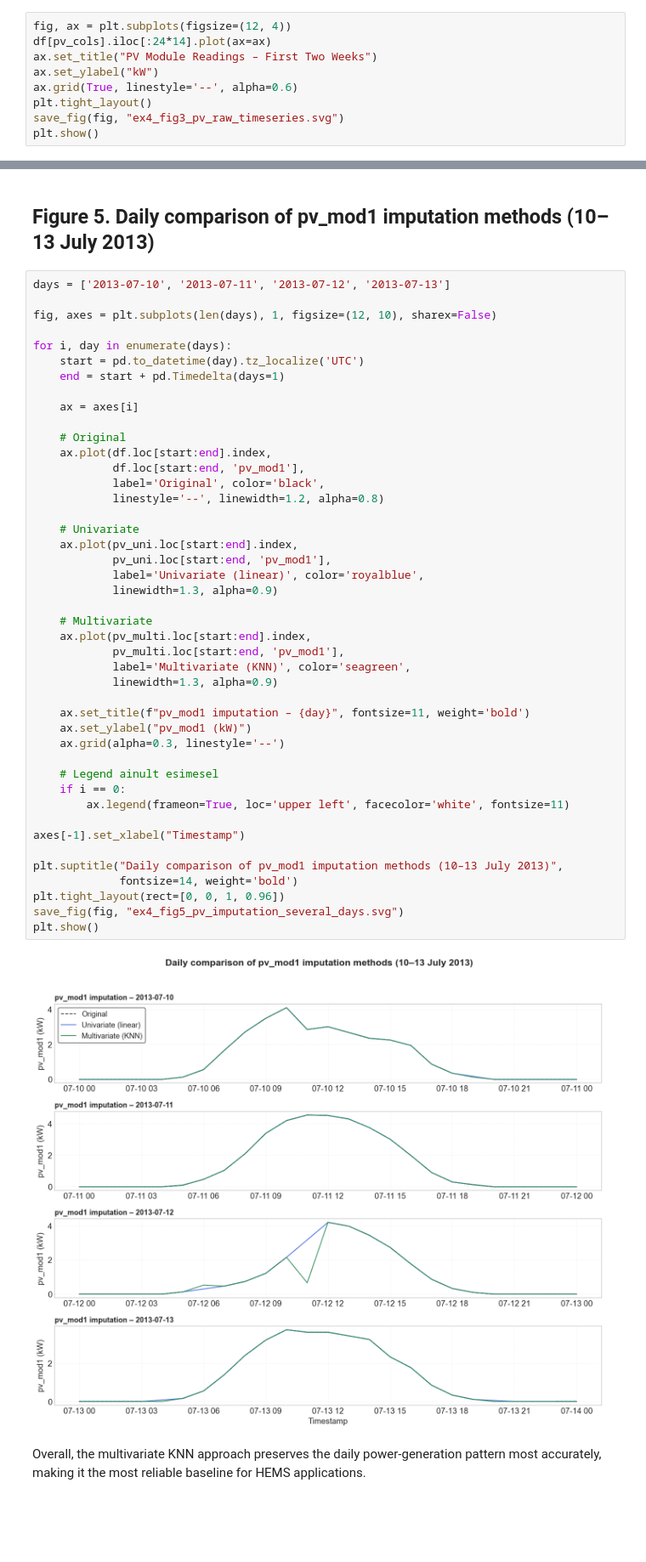
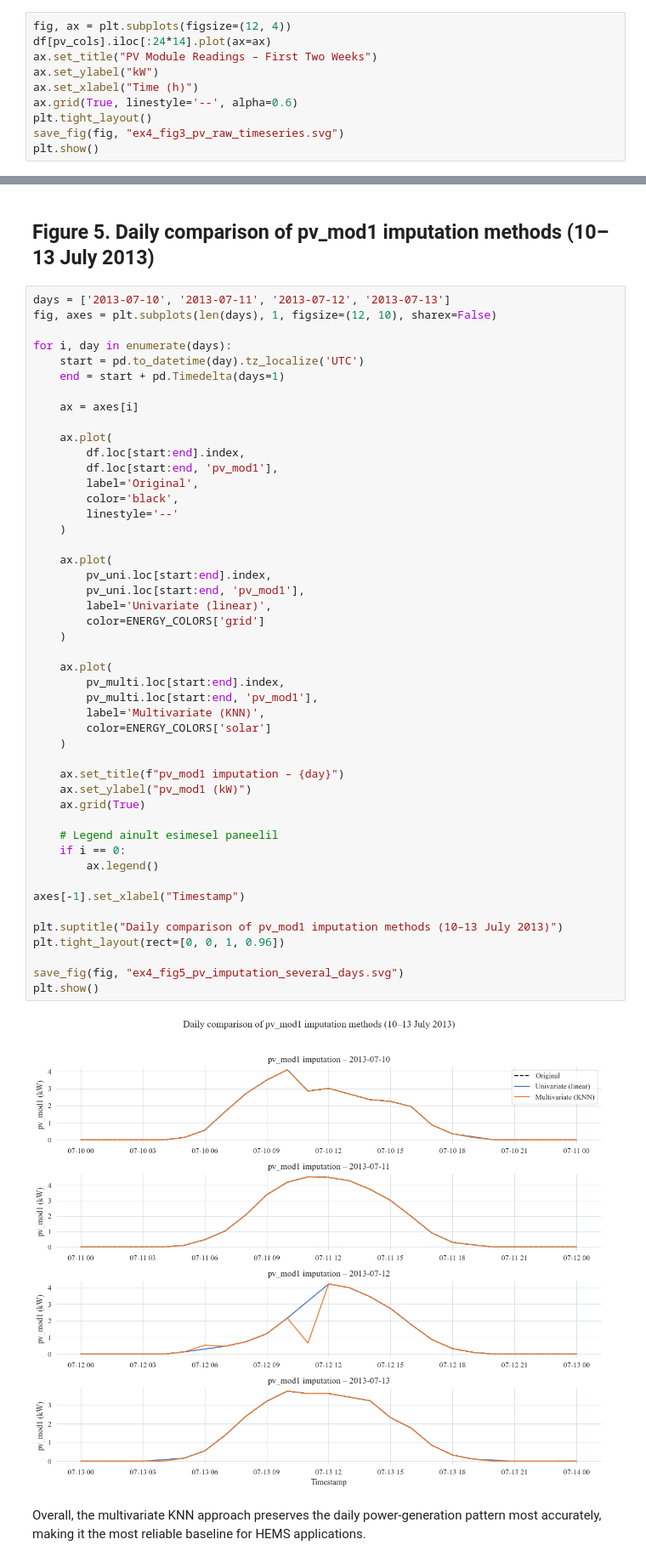
Before and after one commit to Danwerk/HomeEnergyManagementSystem, a Jupyter notebook: 04-data-cleaning.ipynb, the cells around one changed output, grey strips where cells are left out. Shown at 85% size. Cells and saved outputs as stored; diff of their text form; blank space fills up the shorter version.

```diff
--- a/04-data-cleaning.ipynb
+++ b/04-data-cleaning.ipynb
@@ -133,6 +103,7 @@ fig, ax = plt.subplots(figsize=(12, 4))
 df[pv_cols].iloc[:24*14].plot(ax=ax)
 ax.set_title("PV Module Readings – First Two Weeks")
 ax.set_ylabel("kW")
+ax.set_xlabel("Time (h)")
 ax.grid(True, linestyle='--', alpha=0.6)
 plt.tight_layout()
 save_fig(fig, "ex4_fig3_pv_raw_timeseries.svg")
@@ -245,49 +228,52 @@ plt.show()
 ## Figure 5. Daily comparison of pv_mod1 imputation methods (10–13 July 2013)
 # %%
 days = ['2013-07-10', '2013-07-11', '2013-07-12', '2013-07-13']
-
 fig, axes = plt.subplots(len(days), 1, figsize=(12, 10), sharex=False)
 
 for i, day in enumerate(days):
     start = pd.to_datetime(day).tz_localize('UTC')
     end = start + pd.Timedelta(days=1)
 
     ax = axes[i]
 
-    # Original
-    ax.plot(df.loc[start:end].index,
-            df.loc[start:end, 'pv_mod1'],
-            label='Original', color='black',
-            linestyle='--', linewidth=1.2, alpha=0.8)
+    ax.plot(
+        df.loc[start:end].index,
+        df.loc[start:end, 'pv_mod1'],
+        label='Original',
+        color='black',
+        linestyle='--'
+    )
 
-    # Univariate
-    ax.plot(pv_uni.loc[start:end].index,
-            pv_uni.loc[start:end, 'pv_mod1'],
-            label='Univariate (linear)', color='royalblue',
-            linewidth=1.3, alpha=0.9)
+    ax.plot(
+        pv_uni.loc[start:end].index,
+        pv_uni.loc[start:end, 'pv_mod1'],
+        label='Univariate (linear)',
+        color=ENERGY_COLORS['grid']
+    )
 
-    # Multivariate
-    ax.plot(pv_multi.loc[start:end].index,
-            pv_multi.loc[start:end, 'pv_mod1'],
-            label='Multivariate (KNN)', color='seagreen',
-            linewidth=1.3, alpha=0.9)
+    ax.plot(
+        pv_multi.loc[start:end].index,
+        pv_multi.loc[start:end, 'pv_mod1'],
+        label='Multivariate (KNN)',
+        color=ENERGY_COLORS['solar']
+    )
 
-    ax.set_title(f"pv_mod1 imputation – {day}", fontsize=11, weight='bold')
+    ax.set_title(f"pv_mod1 imputation – {day}")
     ax.set_ylabel("pv_mod1 (kW)")
-    ax.grid(alpha=0.3, linestyle='--')
+    ax.grid(True)
 
-    # Legend ainult esimesel
+    # Legend ainult esimesel paneelil
     if i == 0:
-        ax.legend(frameon=True, loc='upper left', facecolor='white', fontsize=11)
+        ax.legend()
 
 axes[-1].set_xlabel("Timestamp")
 
-plt.suptitle("Daily comparison of pv_mod1 imputation methods (10–13 July 2013)",
-             fontsize=14, weight='bold')
+plt.suptitle("Daily comparison of pv_mod1 imputation methods (10–13 July 2013)")
 plt.tight_layout(rect=[0, 0, 1, 0.96])
+
 save_fig(fig, "ex4_fig5_pv_imputation_several_days.svg")
 plt.show()
 # %% [output]
-[figure, old version]
+[figure, new version]
 # %% [markdown]
 Overall, the multivariate KNN approach preserves the daily power-generation pattern most accurately, making it the most reliable baseline for HEMS applications.
```
Also changed, not shown: parts of 5 cells of this notebook, 15 other files.
